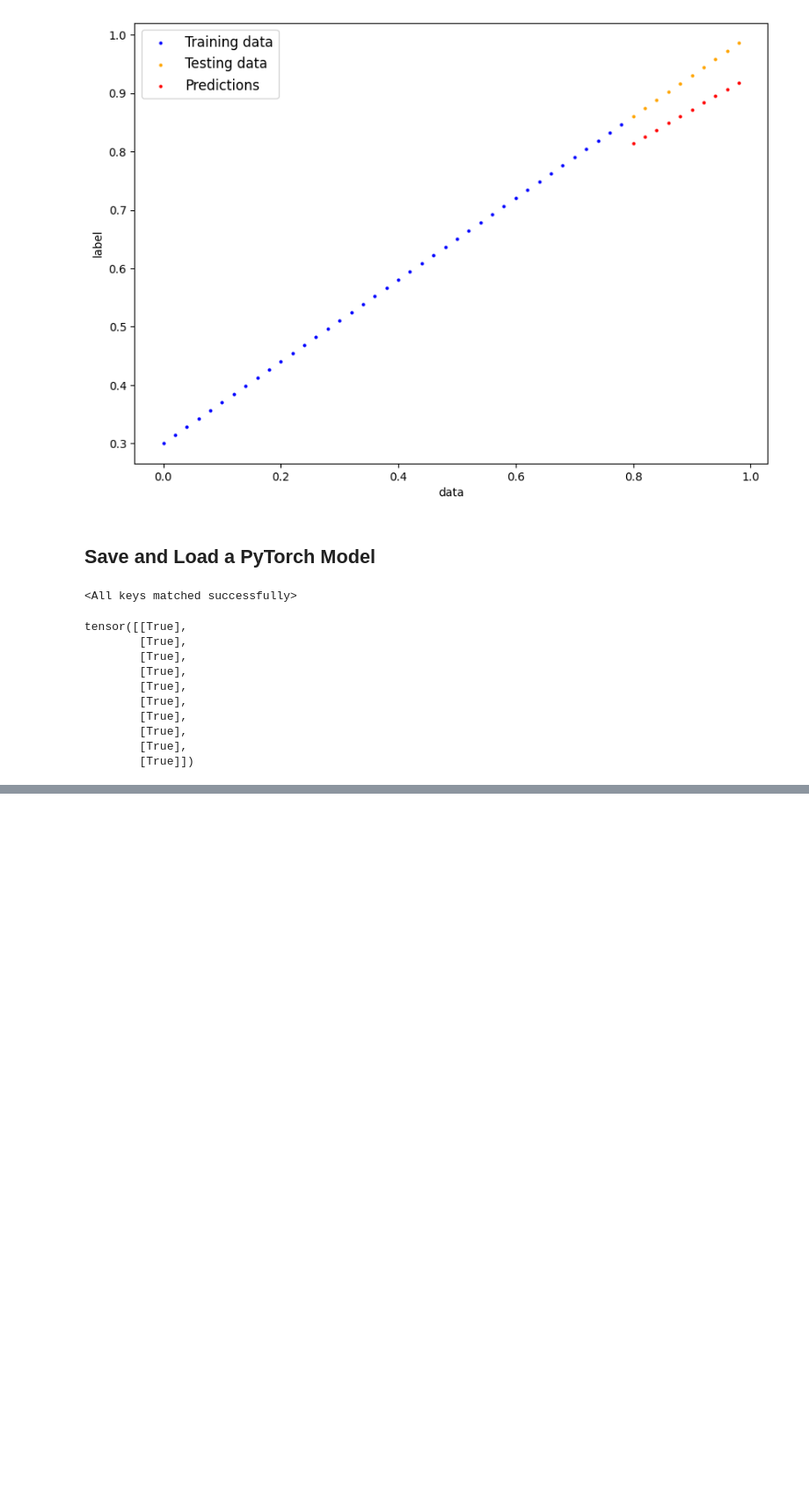
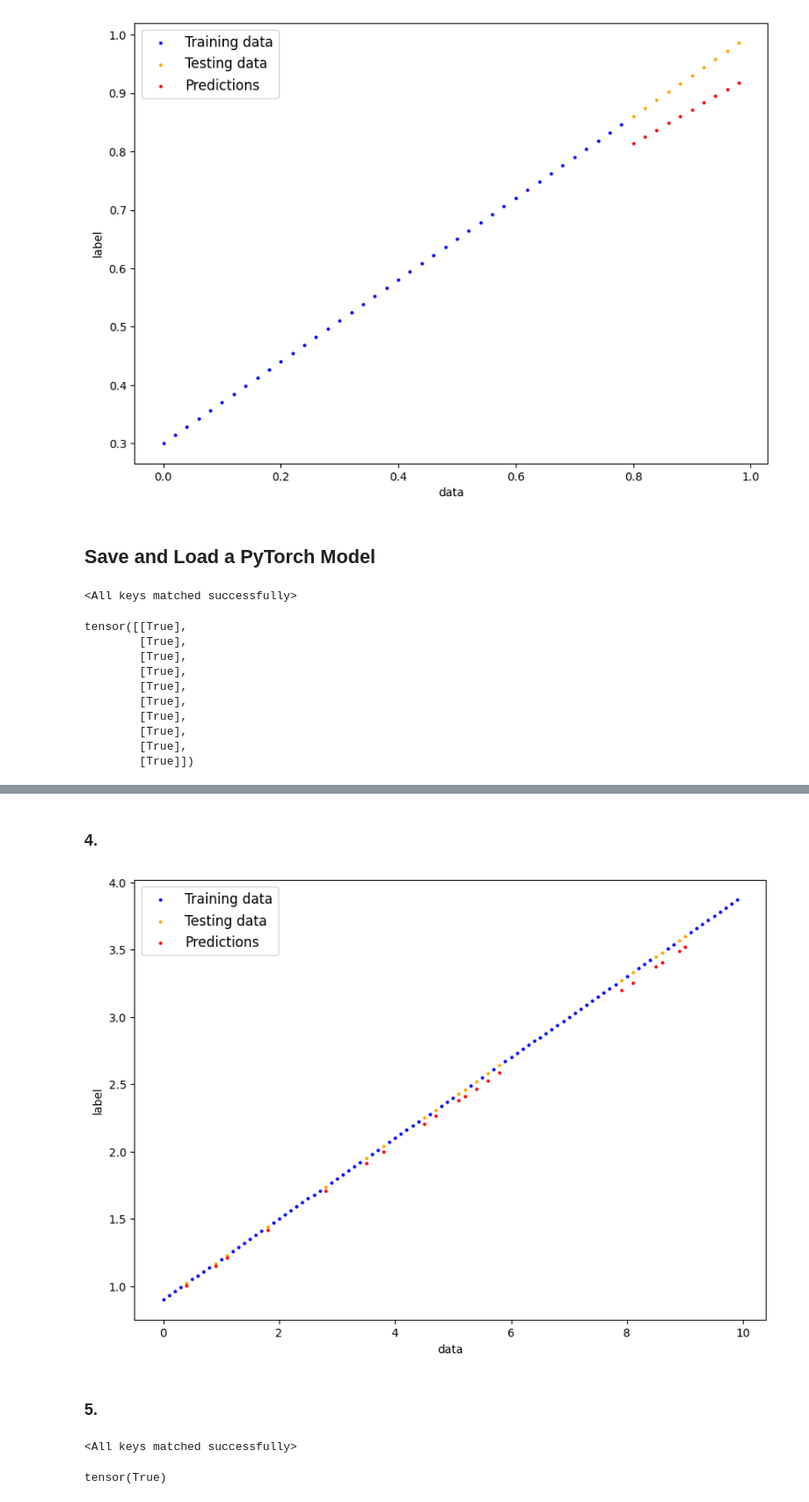
Before and after one commit to harnettd/learn-PyTorch, a Jupyter notebook: 01-PyTorch-Workflow-Fundamentals.ipynb, the cells around one changed output, grey strips where cells are left out. Shown at 88% size. Cells and saved outputs as stored; diff of their text form; code cells hidden in the pictures; blank space fills up the shorter version.

```diff
--- a/01-PyTorch-Workflow-Fundamentals.ipynb
+++ b/01-PyTorch-Workflow-Fundamentals.ipynb
@@ -237,0 +276,8 @@ tensor([[True],
+# %%
+class LinearRegressionModelV2(nn.Module):
+    def __init__(self):
+        super().__init__()
+        self.linear_layer = nn.Linear(in_features=1, out_features=1)
+
+    def forward(self, X):
+        return self.linear_layer(X)
@@ -237,0 +292,28 @@ tensor([[True],
+# %%
+loss_fn = nn.L1Loss()
+optimizer = torch.optim.SGD(params=lrm.parameters(), lr=0.01)
+# %%
+epochs = 300
+
+epoch_counter = []
+train_losses = []
+test_losses =[]
+
+for epoch in range(epochs):
+    lrm.train()
+    y_train_pred = lrm(X_train)
+    train_loss = loss_fn(y_train_pred, y_train)
+    optimizer.zero_grad()
+    train_loss.backward()
+    optimizer.step()
+
+    if epoch % 20 == 0:
+        lrm.eval()
+        with torch.inference_mode():
+            y_test_pred = lrm(X_test)
+            test_loss = loss_fn(y_test_pred, y_test)
+
+        epoch_counter.append(epoch)
+        train_losses.append(train_loss.detach().numpy())
+        test_losses.append(test_loss.detach().numpy())
+        print(f"Epoch: {epoch} | MAE Train Loss: {train_loss} | MAE Test Loss: {test_loss}")
@@ -237,0 +336,10 @@ tensor([[True],
+# %% [markdown]
+### 4.
+# %%
+with torch.inference_mode():
+    y_test_pred = lrm(X_test)
+plot_predictions(X_train, y_train, X_test, y_test, y_test_pred)
+# %% [output]
+[figure, added]
+# %% [markdown]
+### 5.
@@ -237,0 +351,13 @@ tensor([[True],
+# %%
+loaded_lrm = LinearRegressionModelV2()
+loaded_lrm.load_state_dict(torch.load(f=Path('models') / '01_pytorch_workflow_model_v2.pth'))
+# %% [output]
+<All keys matched successfully>
+# %%
+loaded_lrm.eval()
+with torch.inference_mode():
+    y_loaded_test_pred = loaded_lrm(X_test)
+
+(y_loaded_test_pred == y_test_pred).all()
+# %% [output]
+tensor(True)
```
Also changed, not shown: parts of 14 cells of this notebook.
